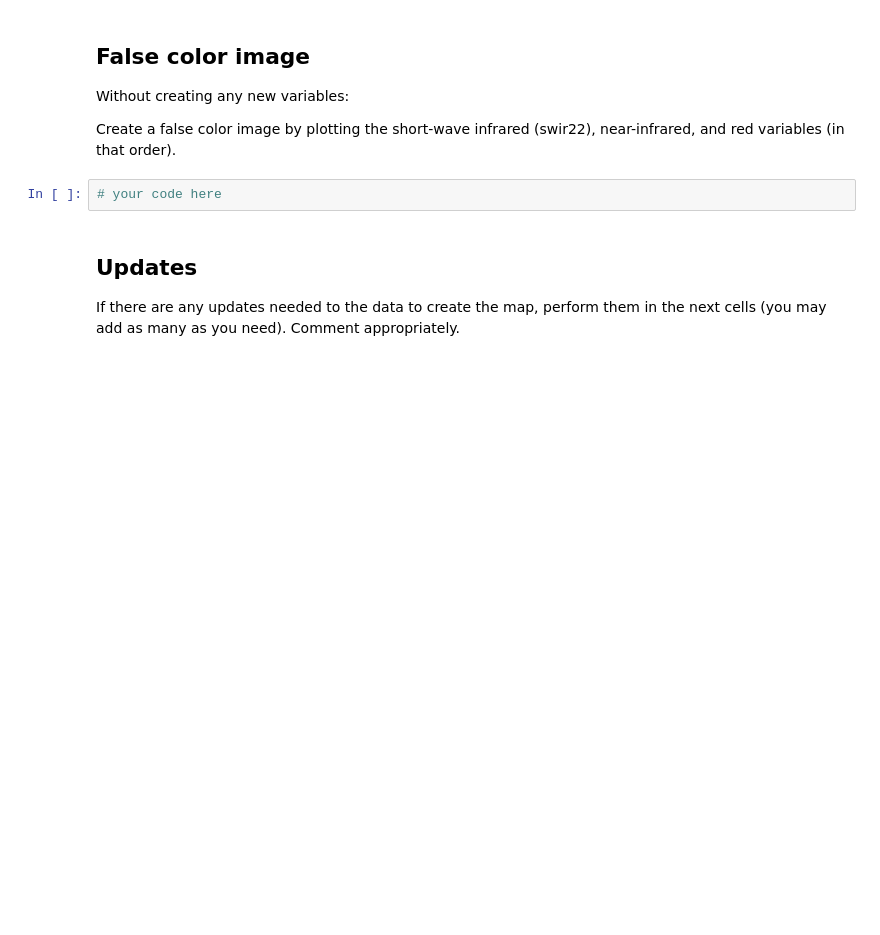
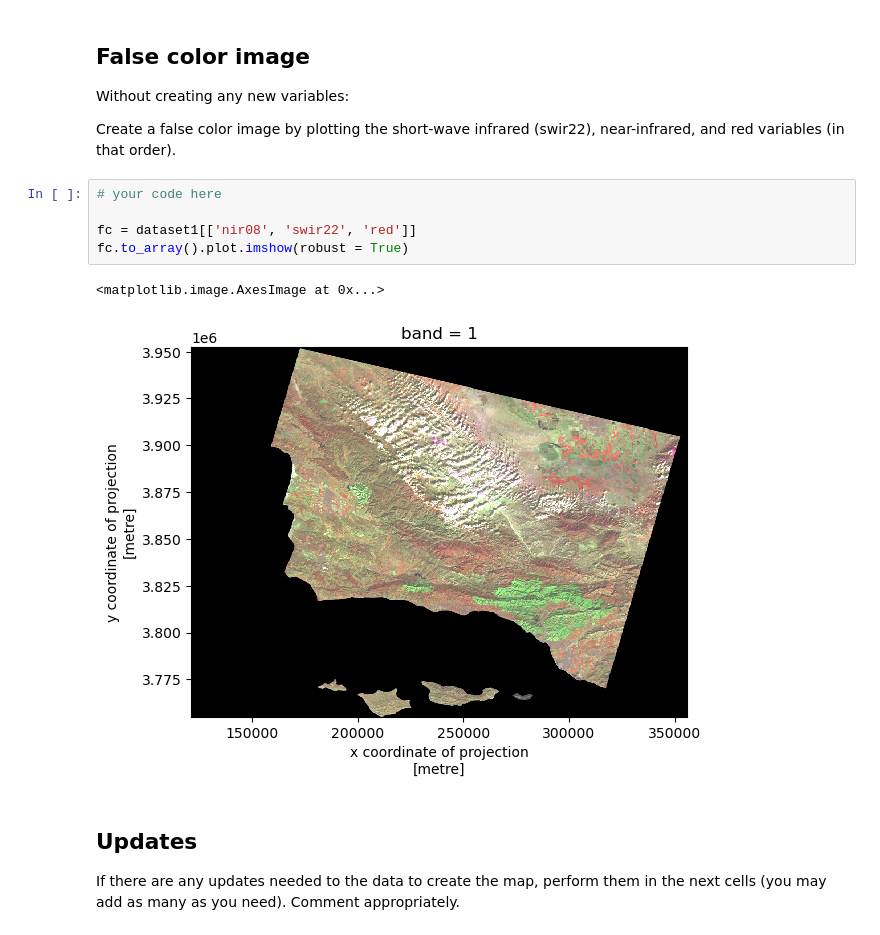
Before and after one commit to floraham/eds220-hwk-4, a Jupyter notebook: hwk4-task2-false-color.ipynb, the cells around one changed output. Saved outputs shown, nothing was run; the diff lists cells and outputs as text; blank space fills up the shorter version.

```diff
--- a/hwk4-task2-false-color.ipynb
+++ b/hwk4-task2-false-color.ipynb
@@ -144,6 +152,12 @@ Without creating any new variables:
 Create a false color image by plotting the short-wave infrared (swir22), near-infrared, and red variables (in that order).
 # %%
 # your code here
+
+fc = dataset1[['nir08', 'swir22', 'red']]
+fc.to_array().plot.imshow(robust = True)
+# %% [output]
+<matplotlib.image.AxesImage at 0x...>
+[figure, added]
 # %% [markdown]
 ## Updates
 
```
Also changed, not shown: parts of 9 cells of this notebook, 1 other file.
